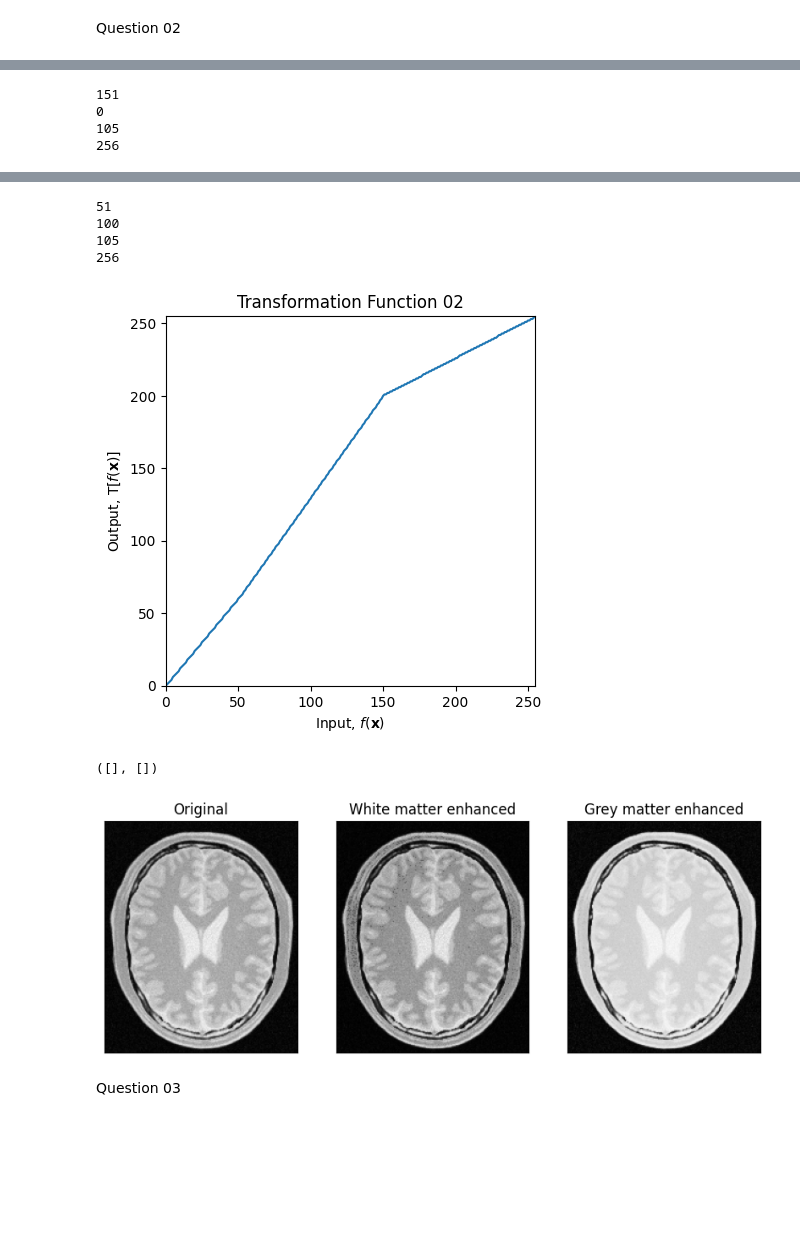
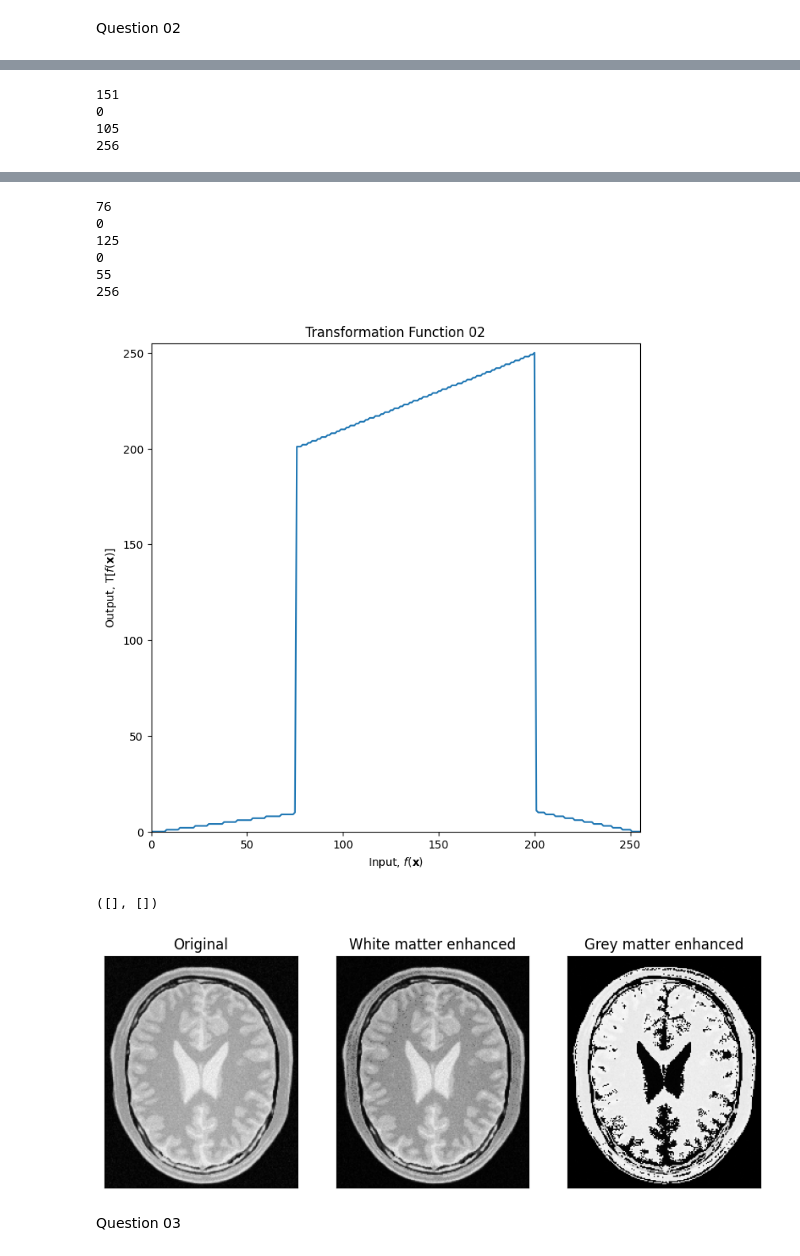
Before and after one commit to ChehalJayasuriya/EN3160_200262G, a Jupyter notebook: ass1_200262G.ipynb, the cells around one changed output, grey strips where cells are left out. Saved outputs shown, nothing was run; the diff lists cells and outputs as text; code cells hidden in the pictures; blank space fills up the shorter version.

```diff
--- a/ass1_200262G.ipynb
+++ b/ass1_200262G.ipynb
@@ -134,8 +136,50 @@ plt.show()
 
 #-------------------------------------------------------------
 # Transform 02
+
+"""
+def pdf(x, mean, std):
+    y_out = 1 / (std * np.sqrt(2 * np.pi)) * np.exp(- (x - mean) ** 2 / (2 * std ** 2))
+    return y_out
+
+x = np.linspace(0, 255, 256)  # Create an array of values from 0 to 255
+mean = np.mean(x)             # Mean of x
+std = np.std(x)               # Standard deviation of x
+transform2 = pdf(x, mean, std)         # Calculate the PDF values
+
+# Creating a plot using matplotlib for y
+fig, ax = plt.subplots()
+ax.plot(x, transform2)
+ax.set_xlabel(r'Input, $f(\mathbf{x})$')
+ax.set_ylabel('Output, $\\mathrm{T}[f(\\mathbf{x})]$')
+ax.set_xlim([0, 255])
+ax.set_title('Transformation Function 02')
+ax.set_aspect('equal')
+
+plt.show()
+
+def plot_pdf(mean):
+    x = np.linspace(0, 255, 256)  # Create an array of values from 0 to 255
+    std = 50  # You can adjust the standard deviation as needed
+    y = 1 / (std * np.sqrt(2 * np.pi)) * np.exp(- (x - mean) ** 2 / (2 * std ** 2))
+
+    # Creating a plot using matplotlib for the PDF
+    fig, ax = plt.subplots()
+    ax.plot(x, y)
+    ax.set_xlabel(r'Input, $f(\mathbf{x})$')
+    ax.set_ylabel('Output, $\\mathrm{T}[f(\\mathbf{x})]$')
+    ax.set_xlim([0, 255])
+    ax.set_title(f'Transformation Function (Mean = {mean})')
+    ax.set_aspect('equal')
+
+    plt.show()
+
+# Call the function with the desired mean value
+transform2 = plot_pdf(mean=125)
+"""
+
 # Creating an array 'c'
-c = np.array([(50, 60), (150, 200)])
+c = np.array([(75, 10), (75, 200), (200, 250), (200, 10)])
 
 # Generating linearly spaced values for the transformation
 t1 = np.linspace(0, c[0,1], c[0,0] + 1 - 0).astype('uint8')
@@ -144,13 +188,23 @@ print(len(t1))
 t2 = np.linspace(c[0,1] + 1, c[1,1], c[1,0] - c[0,0]).astype('uint8')
 print(len(t2))
 
-t3 = np.linspace(c[1,1] + 1, 255, 255 - c[1,0]).astype('uint8')
+t3 = np.linspace(c[1,1] + 1, c[2,1], c[2,0] - c[1,0]).astype('uint8')
 print(len(t3))
 
-# Concatenating the transformations to create the final 'transform1' array
+t4 = np.linspace(c[2,1] + 1, c[3,1], c[3,0] - c[2,0]).astype('uint8')
+print(len(t4))
+
+t5 = np.linspace(c[3,1] + 1, 0, 255 - c[3,0]).astype('uint8')
+print(len(t5))
+
+# Concatenating the transform1ations to create the final 'transform1' array
 transform2 = np.concatenate((t1, t2), axis=0).astype('uint8')
 transform2 = np.concatenate((transform2, t3), axis=0).astype('uint8')
-print(len(transform1))
+transform2 = np.concatenate((transform2, t4), axis=0).astype('uint8')
+transform2 = np.concatenate((transform2, t5), axis=0).astype('uint8')
+print(len(transform2))
+
+
 
 # Creating a plot using matplotlib
 fig, ax = plt.subplots()
@@ -166,7 +220,6 @@ plt.show()
 
 
 #-------------------------------------------------------------
-
 
 #function to remove salt and pepper noise
 def remove_salt_pepper_noise(image):
@@ -207,9 +260,11 @@ ax3.set_xticks([]), ax3.set_yticks([])
-51
-100
-105
+76
+0
+125
+0
+55
 256
-[figure, old version]
+[figure, new version]
 ([], [])
-[figure, old version]
+[figure, new version]
 # %% [markdown]
 Question 03
```
Also changed, not shown: parts of 12 cells of this notebook, 24 other files.
